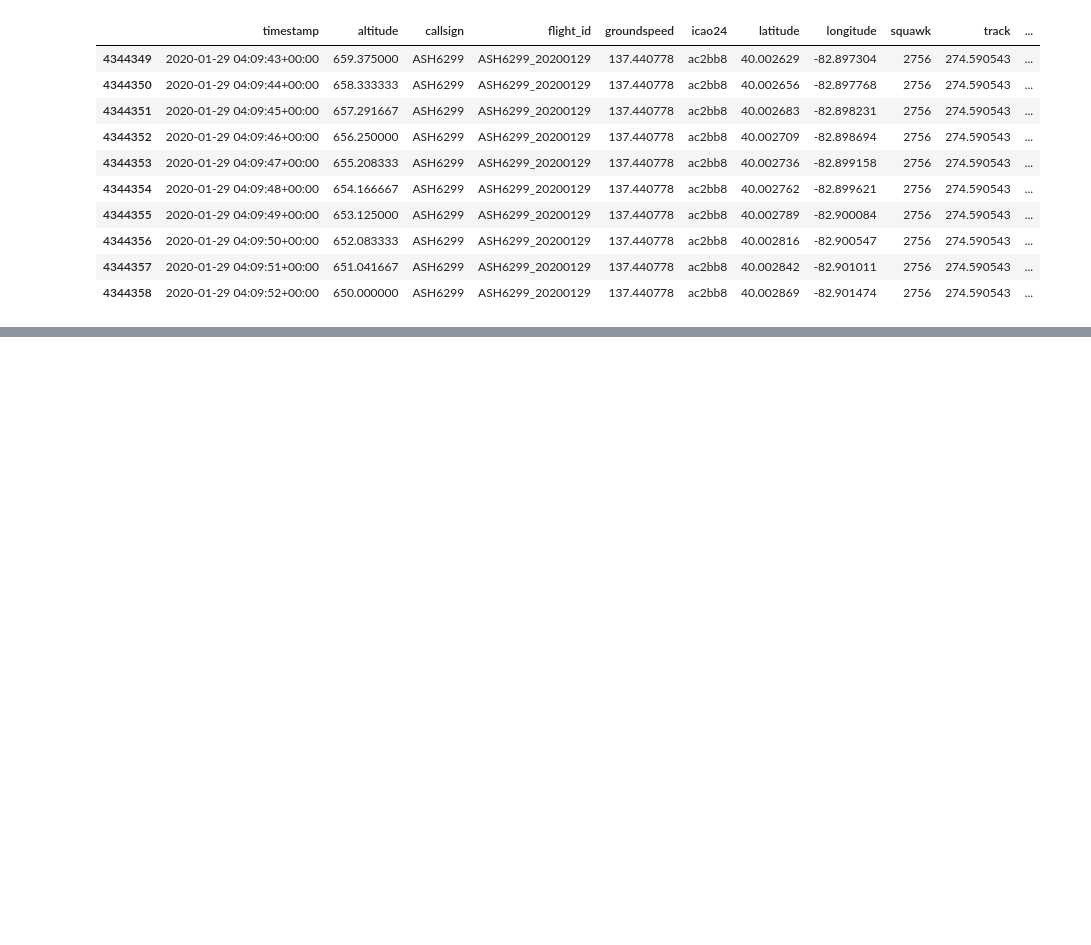
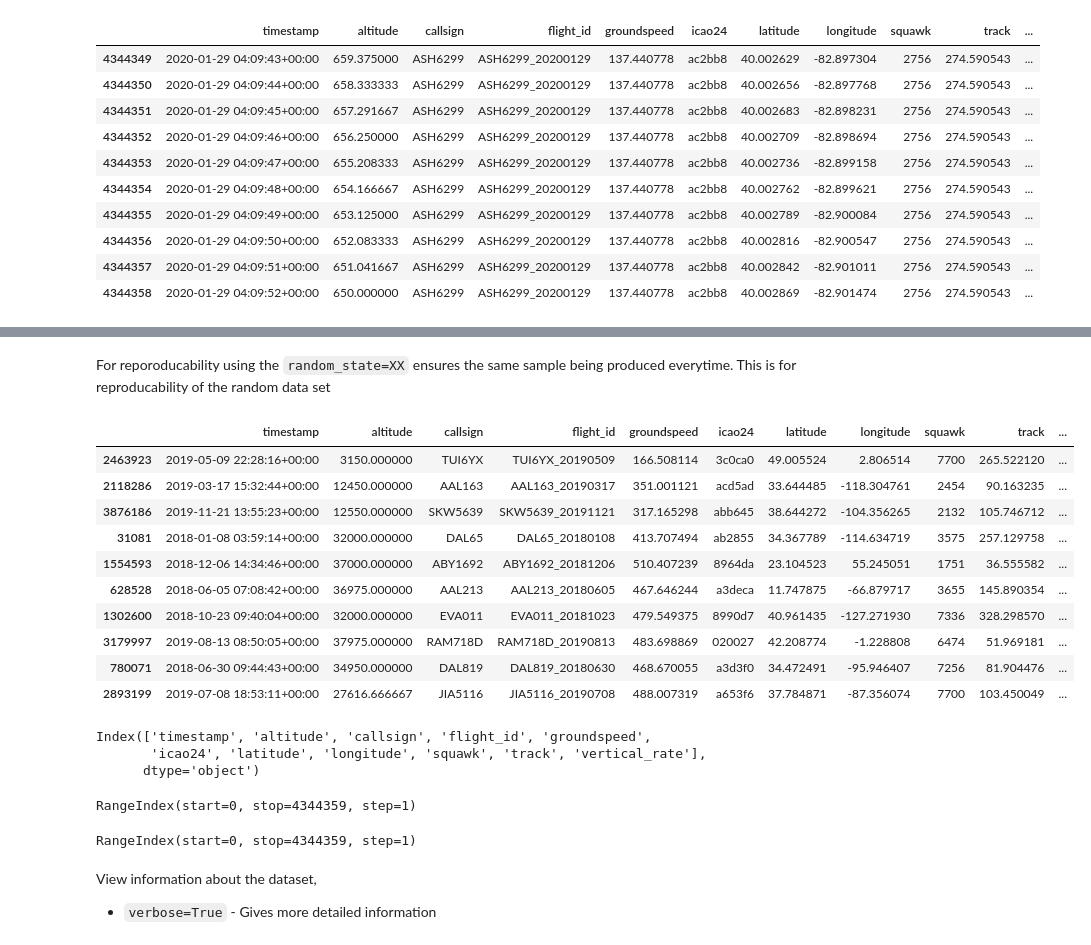
Before and after one commit to kachraz/ytlpda, a Jupyter notebook: KAG/ytleapan.ipynb, the cells around one changed output, grey strips where cells are left out. Drawn from its saved outputs; the diff is of its cells as text; code cells hidden in the pictures; blank space fills up the shorter version.

```diff
--- a/KAG/ytleapan.ipynb
+++ b/KAG/ytleapan.ipynb
@@ -127,0 +221,36 @@ df2.tail(10)
+# %% [markdown]
+For reporoducability using the `random_state=XX` ensures the same sample being produced everytime. This is for reproducability of the random data set
+# %%
+df.sample(10, random_state=69)
+# %% [output]
+|  | timestamp | altitude | callsign | flight_id | groundspeed | icao24 | latitude | longitude | squawk | track | ... |
+| 2463923 | 2019-05-09 22:28:16+00:00 | 3150.000000 | TUI6YX | TUI6YX_20190509 | 166.508114 | 3c0ca0 | 49.005524 | 2.806514 | 7700 | 265.522120 | ... |
+| 2118286 | 2019-03-17 15:32:44+00:00 | 12450.000000 | AAL163 | AAL163_20190317 | 351.001121 | acd5ad | 33.644485 | -118.304761 | 2454 | 90.163235 | ... |
+| 3876186 | 2019-11-21 13:55:23+00:00 | 12550.000000 | SKW5639 | SKW5639_20191121 | 317.165298 | abb645 | 38.644272 | -104.356265 | 2132 | 105.746712 | ... |
+| 31081 | 2018-01-08 03:59:14+00:00 | 32000.000000 | DAL65 | DAL65_20180108 | 413.707494 | ab2855 | 34.367789 | -114.634719 | 3575 | 257.129758 | ... |
+| 1554593 | 2018-12-06 14:34:46+00:00 | 37000.000000 | ABY1692 | ABY1692_20181206 | 510.407239 | 8964da | 23.104523 | 55.245051 | 1751 | 36.555582 | ... |
+| 628528 | 2018-06-05 07:08:42+00:00 | 36975.000000 | AAL213 | AAL213_20180605 | 467.646244 | a3deca | 11.747875 | -66.879717 | 3655 | 145.890354 | ... |
+| 1302600 | 2018-10-23 09:40:04+00:00 | 32000.000000 | EVA011 | EVA011_20181023 | 479.549375 | 8990d7 | 40.961435 | -127.271930 | 7336 | 328.298570 | ... |
+| 3179997 | 2019-08-13 08:50:05+00:00 | 37975.000000 | RAM718D | RAM718D_20190813 | 483.698869 | 020027 | 42.208774 | -1.228808 | 6474 | 51.969181 | ... |
+| 780071 | 2018-06-30 09:44:43+00:00 | 34950.000000 | DAL819 | DAL819_20180630 | 468.670055 | a3d3f0 | 34.472491 | -95.946407 | 7256 | 81.904476 | ... |
+| 2893199 | 2019-07-08 18:53:11+00:00 | 27616.666667 | JIA5116 | JIA5116_20190708 | 488.007319 | a653f6 | 37.784871 | -87.356074 | 7700 | 103.450049 | ... |
+# %%
+# View only columns
+df.columns
+# %% [output]
+Index(['timestamp', 'altitude', 'callsign', 'flight_id', 'groundspeed',
+       'icao24', 'latitude', 'longitude', 'squawk', 'track', 'vertical_rate'],
+      dtype='object')
+# %%
+# View Index
+df.index
+df2.index
+# %% [output]
+RangeIndex(start=0, stop=4344359, step=1)
+# %%
+df2.index
+# %% [output]
+RangeIndex(start=0, stop=4344359, step=1)
+# %% [markdown]
+View information about the dataset,
+- `verbose=True` - Gives more detailed information
```
Also changed, not shown: parts of 15 cells of this notebook.
